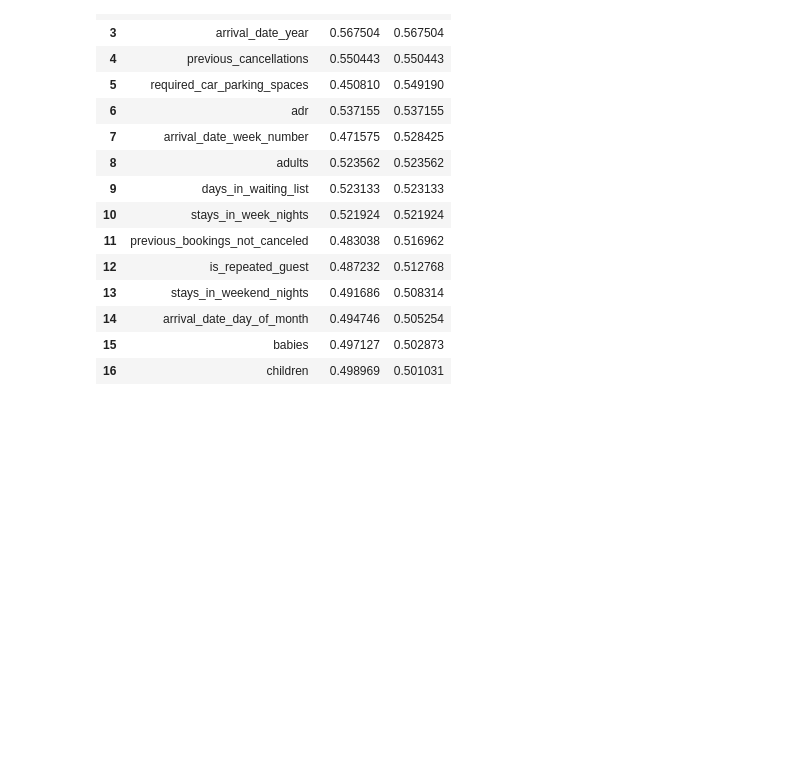
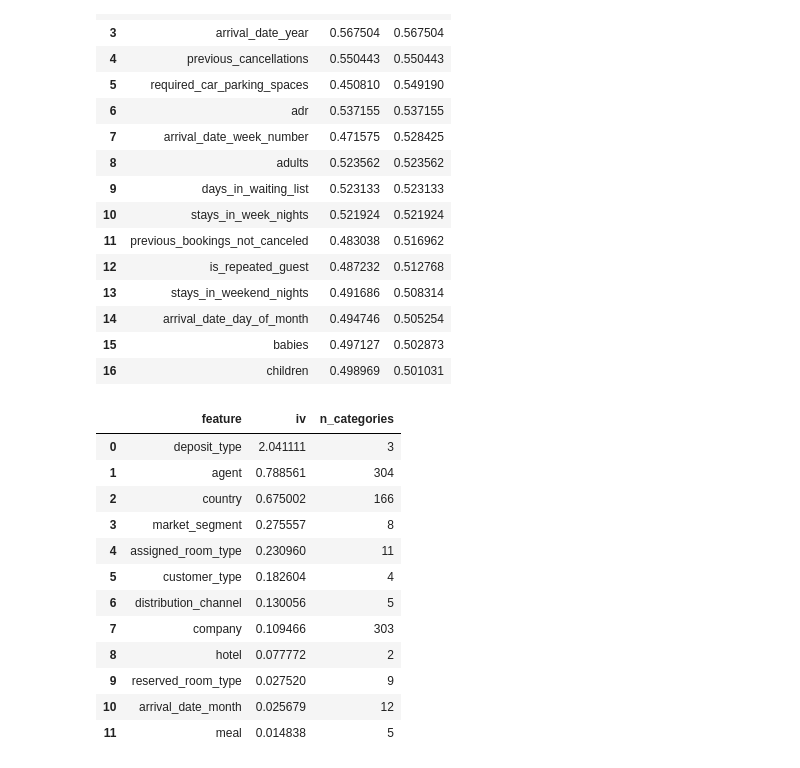
Before and after one commit to bruno-lima98/portfolio-hotel-cancellation-prediction, a Jupyter notebook: main.ipynb, the cells around one changed output. Saved outputs shown, nothing was run; the diff lists cells and outputs as text; code cells hidden in the pictures; blank space fills up the shorter version.

```diff
--- a/main.ipynb
+++ b/main.ipynb
@@ -637,7 +637,7 @@ y_test = df_test[target]
 X_test = df_test.drop(columns=target)
 # %%
 numerical_columns = X_train.select_dtypes(include="number").columns.tolist()
-categorical_columns = X_train.select_dtypes(exclude="number").columns.tolist()
+categorical_columns = X_train.select_dtypes(include=["object", "category", "string"]).columns.tolist()
 # %% [markdown]
 ### 5.1. Univariate AUC & Information Value
 # %%
@@ -674,3 +674,51 @@ tabela_auc
 | 14 | arrival_date_day_of_month | 0.494746 | 0.505254 |
 | 15 | babies | 0.497127 | 0.502873 |
 | 16 | children | 0.498969 | 0.501031 |
+# %%
+def calculate_woe_iv(feature, target):
+    df_temp = pd.DataFrame({"feature": feature, "target": target})
+
+    agrupado = df_temp.groupby("feature")["target"].agg(
+        eventos="sum",
+        total="count"
+    )
+    agrupado["nao_eventos"] = agrupado["total"] - agrupado["eventos"]
+
+    total_eventos = agrupado["eventos"].sum()
+    total_nao_eventos = agrupado["nao_eventos"].sum()
+
+    agrupado["pct_eventos"] = (agrupado["eventos"] + 0.5) / (total_eventos + 0.5)
+    agrupado["pct_nao_eventos"] = (agrupado["nao_eventos"] + 0.5) / (total_nao_eventos + 0.5)
+
+    agrupado["woe"] = np.log(agrupado["pct_eventos"] / agrupado["pct_nao_eventos"])
+    agrupado["iv_parcial"] = (agrupado["pct_eventos"] - agrupado["pct_nao_eventos"]) * agrupado["woe"]
+
+    iv_total = agrupado["iv_parcial"].sum()
+
+    return agrupado, iv_total
+# %%
+resultados_iv = []
+for col in categorical_columns:
+    tabela_woe, iv = calculate_woe_iv(X_train[col], y_train)
+    resultados_iv.append({
+        "feature": col,
+        "iv": iv,
+        "n_categories": X_train[col].nunique()
+    })
+
+tabela_iv = pd.DataFrame(resultados_iv).sort_values(by="iv", ascending=False).reset_index(drop=True)
+tabela_iv
+# %% [output]
+|  | feature | iv | n_categories |
+| 0 | deposit_type | 2.041111 | 3 |
+| 1 | agent | 0.788561 | 304 |
+| 2 | country | 0.675002 | 166 |
+| 3 | market_segment | 0.275557 | 8 |
+| 4 | assigned_room_type | 0.230960 | 11 |
+| 5 | customer_type | 0.182604 | 4 |
+| 6 | distribution_channel | 0.130056 | 5 |
+| 7 | company | 0.109466 | 303 |
+| 8 | hotel | 0.077772 | 2 |
+| 9 | reserved_room_type | 0.027520 | 9 |
+| 10 | arrival_date_month | 0.025679 | 12 |
+| 11 | meal | 0.014838 | 5 |
```
